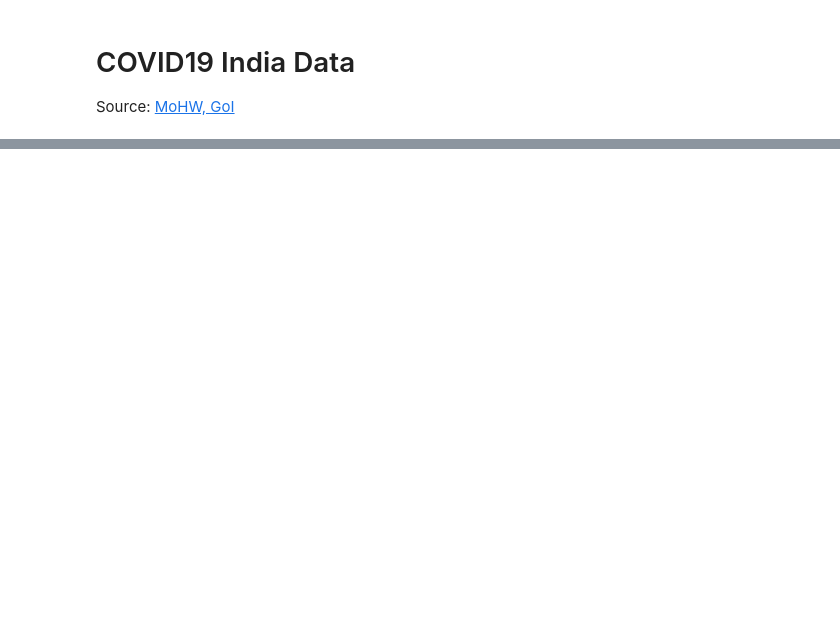
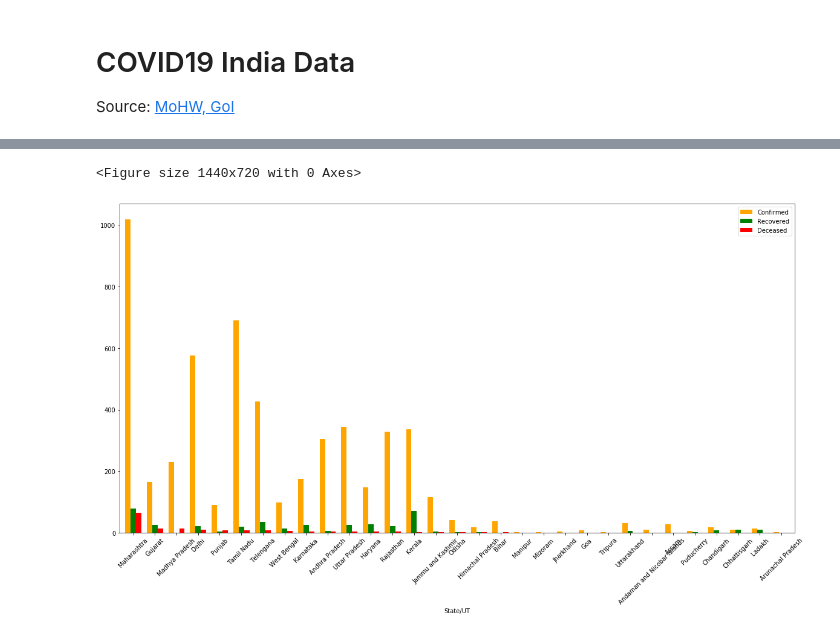
Before and after one commit to sanjivch/DataScience, a Jupyter notebook: Machine Learning/EDA/COVID19_India_EDA.ipynb, the cells around one changed output, grey strips where cells are left out. Saved outputs shown, nothing was run; the diff lists cells and outputs as text; code cells hidden in the pictures; blank space fills up the shorter version.

```diff
--- a/Machine Learning/EDA/COVID19_India_EDA.ipynb
+++ b/Machine Learning/EDA/COVID19_India_EDA.ipynb
@@ -83,0 +81,9 @@ country.head()
+# %%
+# Group barplot
+country.index = country['State/UT']
+plt.figure(figsize=(20,10));
+country.plot(kind='bar', stacked=False, figsize=(20,10), width=0.75, color = ['orange','green','red'])
+plt.xticks(rotation = 45);
+# %% [output]
+<Figure size 1440x720 with 0 Axes>
+[figure, added]
```
Also changed, not shown: parts of 20 cells of this notebook, 13 other files.
